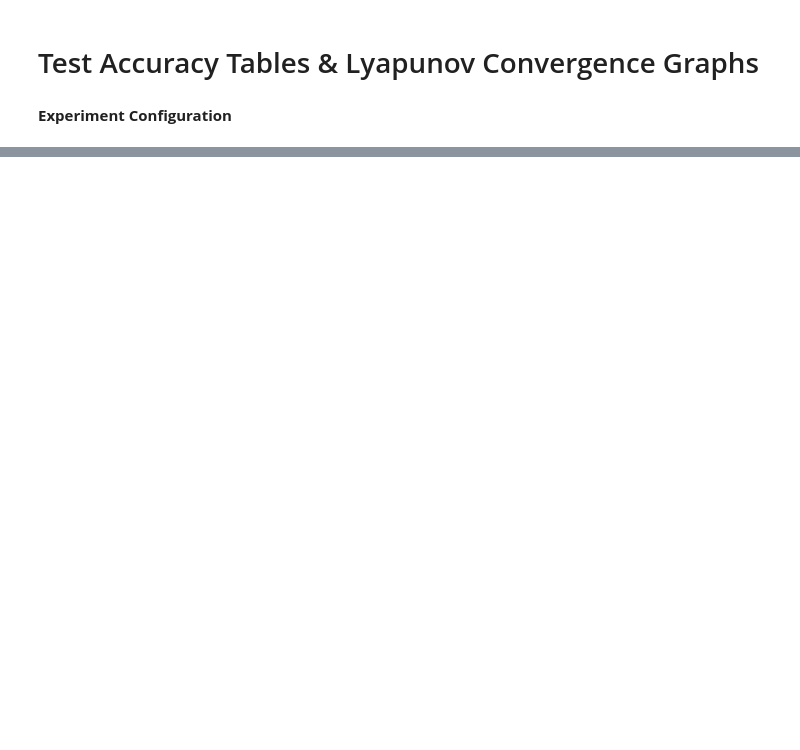
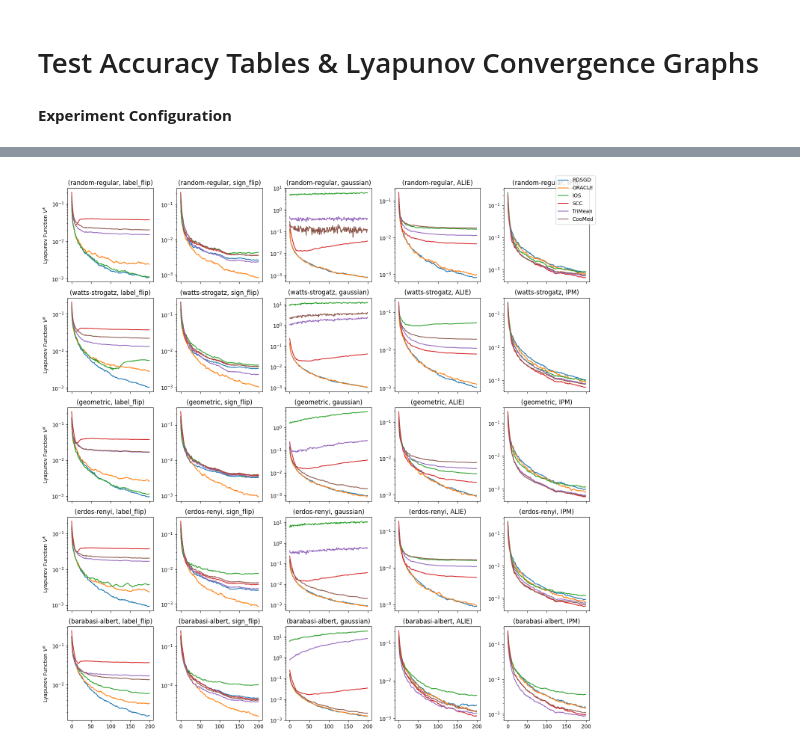
Before and after one commit to ardenpalme/Dissertation, a Jupyter notebook: exp1/main.ipynb, the cells around one changed output, grey strips where cells are left out. Saved outputs shown, nothing was run; the diff lists cells and outputs as text; code cells hidden in the pictures; blank space fills up the shorter version.

```diff
--- a/exp1/main.ipynb
+++ b/exp1/main.ipynb
@@ -122,6 +119,6 @@ res2 = Parallel(n_jobs=30, backend='loky', inner_max_num_threads=1, verbose=10)(
                       dict(C_fpr=P1[g]['clf_thr']['fpr_ach'],
                            C_fnr=P1[g]['clf_thr']['fnr_ach'],
                            C_tau=P1[g]['clf_thr']['C_tau']),
-                      ALGS, b)
+                      ALGS, b, SEEDS)
     for g, atk, s in jobs)
 # %% [output]
@@ -130,53 +136,51 @@ res2 = Parallel(n_jobs=30, backend='loky', inner_max_num_threads=1, verbose=10)(
 # Aggregate simulation results and save to disk
 R = {(g, atk, s): (df, consts) for g, atk, s, df, consts in res2}
 rows, met_rows, clf_rows = [], [], []
+fig1, ax1 = plt.subplots(len(graphs), len(ATKS),
+                         figsize=(3 * len(ATKS), 3 * len(graphs)),
+                         squeeze=False, sharex=True)
+ta_tables = dict()
 
 for g_idx, g in enumerate(graphs):
-    fig, ax = plots[g_idx]
+    ax = ax1[g_idx]
     clf_rows.append({'graph': g, 'proj_const': P1[g]['proj_const'],
                      **P1[g]['op_pt'], **P1[g]['metrics']})
     for atk_idx, atk in enumerate(ATKS):
         for s in SEEDS:
             df, consts = R[(g, atk, s)]
             first = (s == SEEDS[0])
             if first:
                 df.to_csv(os.path.join(RUN_DIR, g, f'sys_sim_df_{g}_{b}_{atk}.csv'))
                 met_rows.append({**consts, 'atk': atk, 'graph': g})
             for alg in ALGS:
                 col = 'test_acc_pi' if alg == 'RDSGD' else 'test_acc'
                 rows.append({'alg': alg, 'atk': atk, 'seed': s,
                              'graph': g, 'test_acc': df.loc[alg, col].iloc[-1]})
                 if first:
                     V = df.loc[alg, 'C_unif'] + np.pow(df.loc[alg, 'opt_gap'], 2)
                     if(atk_idx == 0):
                         if(g_idx == len(graphs)-1):
                             ax[atk_idx].plot(V, color=COLORS[alg], label=alg)
+                            ax[atk_idx].set_xlabel='Iteration (k)'
+                        else:
+                            ax[atk_idx].plot(V, color=COLORS[alg])
                         ax[atk_idx].set_ylabel("Lyapunov Function $V^{k}$")
                     else:
                         ax[atk_idx].plot(V, color=COLORS[alg])
                         ax[atk_idx].set_ylabel("")
-                    ax[atk_idx].set(title=f'({g}, {atk})', yscale='log', xlabel='Iteration (k)')
+                    ax[atk_idx].set(title=f'({g}, {atk})', yscale='log')
 
-    os.makedirs(IMAGES_DIR, exist_ok=True)
-    # if(g_idx == len(graphs)-1): fig.legend(loc='lower right')
-    fig.legends.clear()
-    fig.savefig(os.path.join(IMAGES_DIR, f'conv_plots_{g}_{b}.png'))
 
 pd.DataFrame(clf_rows).set_index('graph').to_csv(os.path.join(RUN_DIR, f'clf_metrics_{b}.csv'))
 pd.DataFrame(met_rows).set_index(['graph','atk']).to_csv(os.path.join(RUN_DIR, f'sys_metrics_{b}.csv'))
 
 df_all = pd.DataFrame(rows)
-for i,g in enumerate(graphs):
-    ta_tables[g] = (df_all[df_all.graph == g]
-                    .groupby(['atk','alg'])['test_acc'].agg(['mean','std'])
-                    .unstack('alg'))
-    df_g = ta_tables[g]
-    df_g.to_csv(os.path.join(RUN_DIR, g, "test_accuracy_summary.csv"))
+df_summary = df_all.groupby(['graph','atk','alg'])['test_acc'].agg(['mean','std']).unstack('alg')
+df_summary.to_csv(os.path.join(RUN_DIR, "test_accuracy.csv"))
 
-    print(f"{g} graph: attacks where AGG outperformed RDSGD:")
-    df_mean = df_g['mean']
-    df_tmp = df_mean.drop(columns=['ORACLE'])
-    filt = df_tmp.max(axis=1) == df_tmp['RDSGD']
-    display(df_tmp[~filt])
-
-    display(plots[i][0])
+fig1.legend(loc="upper right")
+fig1.tight_layout()
+os.makedirs(IMAGES_DIR, exist_ok=True)
+fig1.savefig(os.path.join(IMAGES_DIR, f'conv_plots_{g}_{b}.png'))
+# %% [output]
+[figure, added]
```
Also changed, not shown: parts of 6 cells of this notebook, 2 other files.
